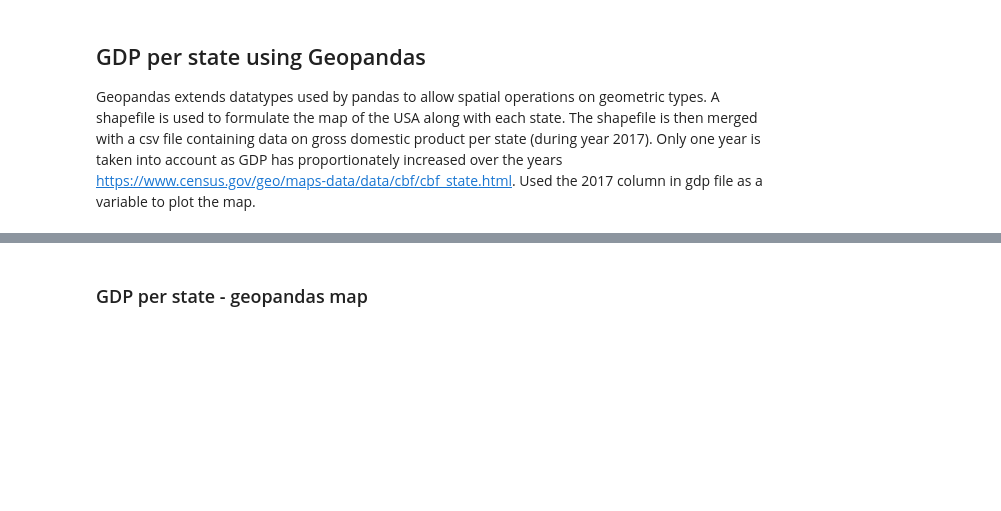
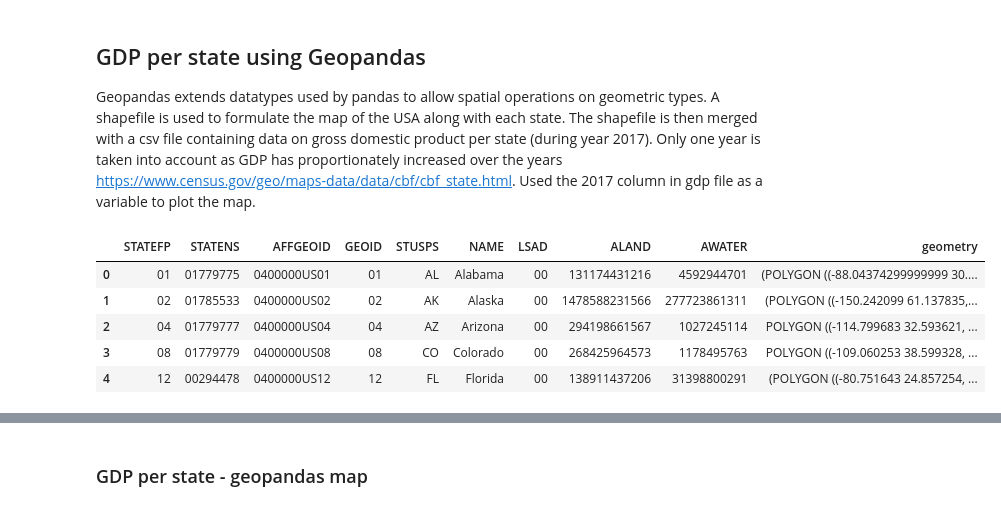
Before and after one commit to nmouky/USA-shootings-2014---2018-, a Jupyter notebook: 2014-2018 USA shooting incidents.ipynb, the cells around one changed output, grey strips where cells are left out. Saved outputs shown, nothing was run; the diff lists cells and outputs as text; code cells hidden in the pictures; blank space fills up the shorter version.

```diff
--- a/2014-2018 USA shooting incidents.ipynb
+++ b/2014-2018 USA shooting incidents.ipynb
@@ -346,6 +502,15 @@ plt.rcParams['figure.figsize'] = (100,20)
 
 # US-states shapefile - obtained from United States Census Bureau Website
 # https://www.census.gov/geo/maps-data/data/cbf/cbf_state.html
-shapefile = gpd.read_file('/Users/Nabzter/Documents/Masters/Data Programming/Coursework/assignment/cb_2017_us_state_5m (1)/cb_2017_us_state_5m.shp')
+shapefile = gpd.read_file('cb_2017_us_state_5m.shp')
+# %%
+shapefile.head()
+# %% [output]
+|  | STATEFP | STATENS | AFFGEOID | GEOID | STUSPS | NAME | LSAD | ALAND | AWATER | geometry |
+| 0 | 01 | 01779775 | 0400000US01 | 01 | AL | Alabama | 00 | 131174431216 | 4592944701 | (POLYGON ((-88.04374299999999 30.... |
+| 1 | 02 | 01785533 | 0400000US02 | 02 | AK | Alaska | 00 | 1478588231566 | 277723861311 | (POLYGON ((-150.242099 61.137835,... |
+| 2 | 04 | 01779777 | 0400000US04 | 04 | AZ | Arizona | 00 | 294198661567 | 1027245114 | POLYGON ((-114.799683 32.593621, ... |
+| 3 | 08 | 01779779 | 0400000US08 | 08 | CO | Colorado | 00 | 268425964573 | 1178495763 | POLYGON ((-109.060253 38.599328, ... |
+| 4 | 12 | 00294478 | 0400000US12 | 12 | FL | Florida | 00 | 138911437206 | 31398800291 | (POLYGON ((-80.751643 24.857254, ... |
 # %%
 # GDP per state file - obtained from the Bureau of Economic Analysis
```
Also changed, not shown: parts of 31 cells of this notebook.
